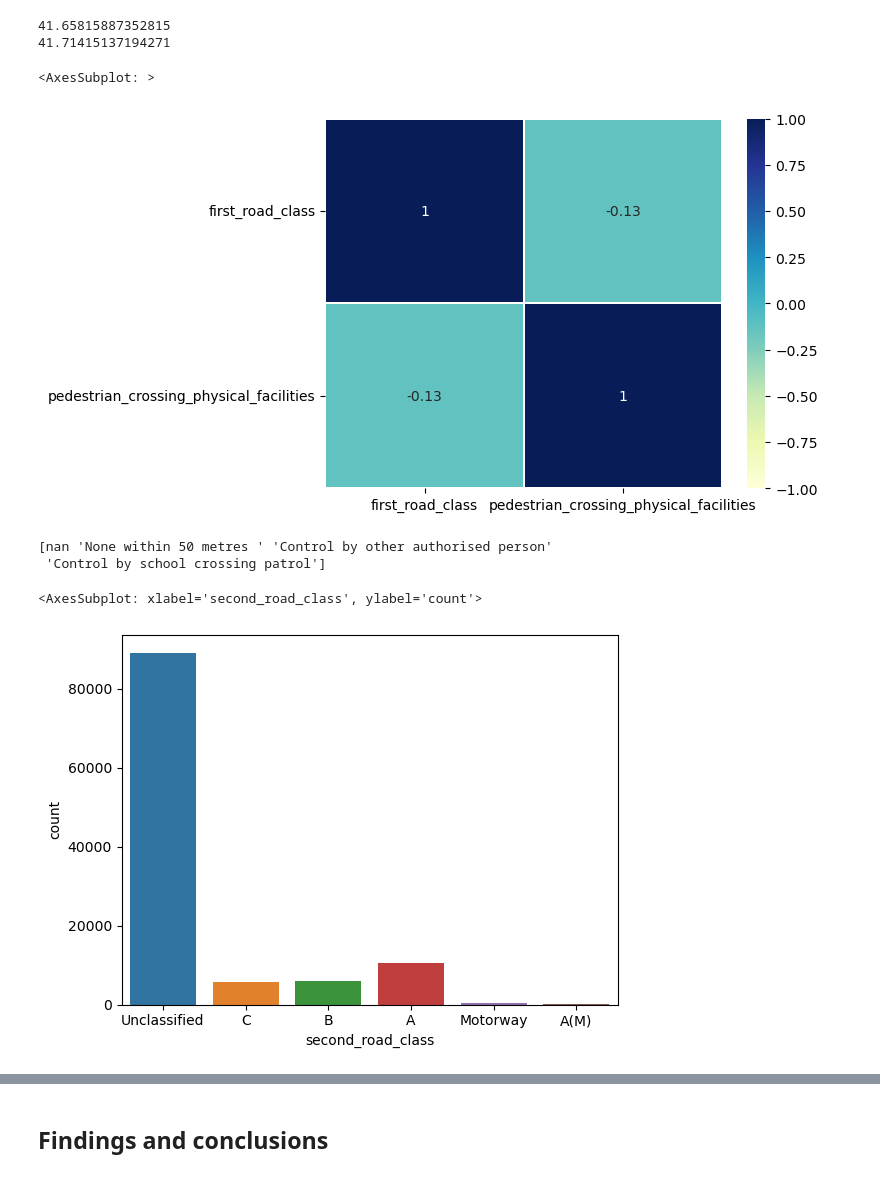
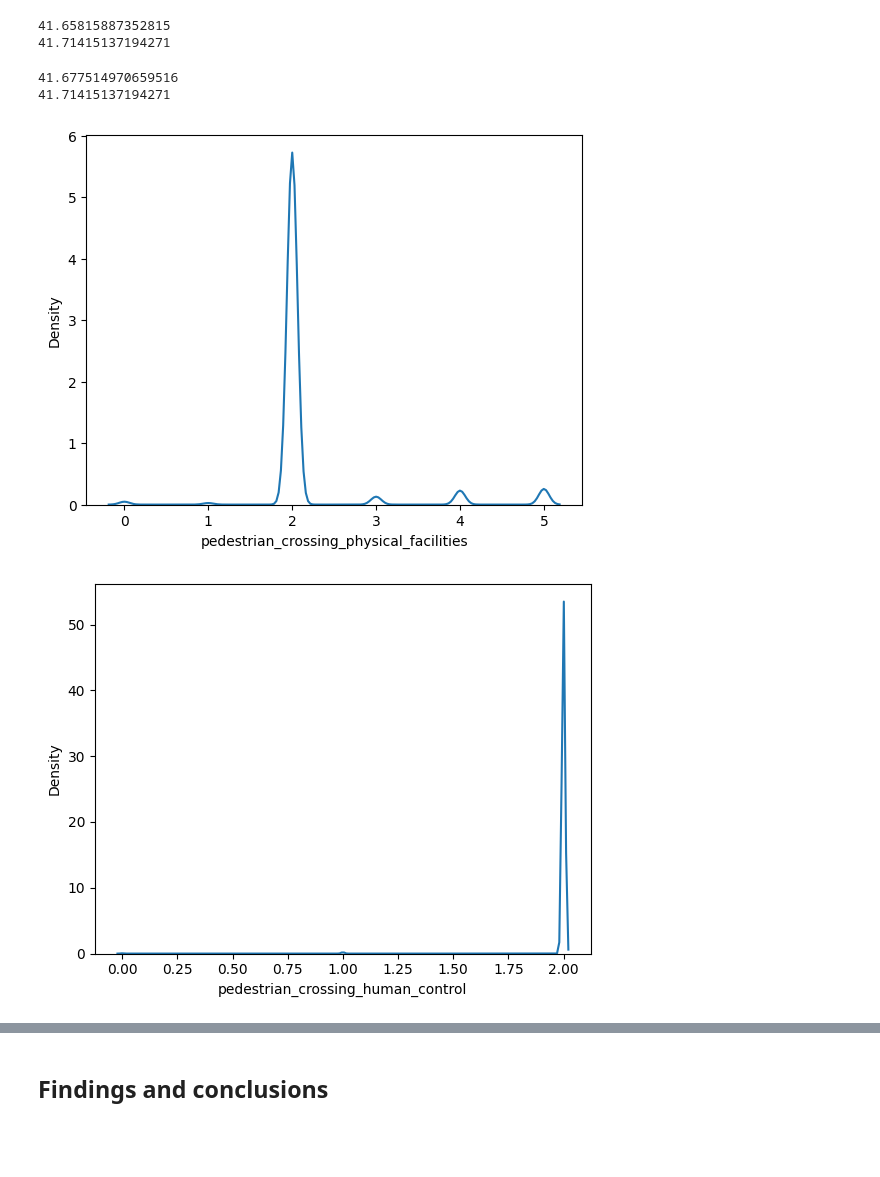
Before and after one commit to YoussefAswad/de-project, a Jupyter notebook: Milestone 1 template.ipynb, the cells around one changed output, grey strips where cells are left out. Cells and saved outputs as stored; diff of their text form; code cells hidden in the pictures; blank space fills up the shorter version.

```diff
--- a/Milestone 1 template.ipynb
+++ b/Milestone 1 template.ipynb
@@ -246,25 +249,35 @@ print(df_null['junction_control'])
 # %% [output]
 41.65815887352815
 41.71415137194271
-# %%
-df_null = df_accidents_1980_clean.isna().mean() * 100
-
-df_null
-data = df_accidents_1980_clean[['first_road_class',
-                                 'pedestrian_crossing_physical_facilities']].dropna()
-data['first_road_class'] = data['first_road_class'].astype('category')
-data['first_road_class'] = data['first_road_class'].cat.codes
-data['pedestrian_crossing_physical_facilities'] = data['pedestrian_crossing_physical_facilities'].astype(
-    'category')
-data['pedestrian_crossing_physical_facilities'] = data['pedestrian_crossing_physical_facilities'].cat.codes
-# %% [output]
-<AxesSubplot: >
-[figure, removed]
-# %%
-print(df_accidents_1980_clean['pedestrian_crossing_human_control'].unique())
-sns.countplot('second_road_class', data=df_accidents_1980_clean)
-# %% [output]
-[nan 'None within 50 metres ' 'Control by other authorised person'
- 'Control by school crossing patrol']
-<AxesSubplot: xlabel='second_road_class', ylabel='count'>
-[figure, removed]
+# %%
+df_filter = df_accidents_1980_clean[((df_accidents_1980_clean['junction_detail'] != 'Not at junction or within 20 metres') & ~(
+    df_accidents_1980_clean['junction_control'].notna())) |((df_accidents_1980_clean['junction_detail'].isna()) & (
+    df_accidents_1980_clean['junction_control'].notna()))].index
+df_accidents_1980_clean = df_accidents_1980_clean.drop(df_filter)
+print((df_accidents_1980_clean[df_accidents_1980_clean['junction_detail']
+                         == 'Not at junction or within 20 metres']['junction_detail'].count()) / len(df_accidents_1980_clean.index) * 100)
+
+print(df_null['junction_control'])
+# %% [output]
+41.677514970659516
+41.71415137194271
+# %%
+
+data = df_accidents_1980_clean[['pedestrian_crossing_human_control',
+                                 'pedestrian_crossing_physical_facilities']].dropna()
+data['pedestrian_crossing_physical_facilities'] = data['pedestrian_crossing_physical_facilities'].astype(
+    'category')
+data['pedestrian_crossing_physical_facilities'] = data['pedestrian_crossing_physical_facilities'].cat.codes
+
+data['pedestrian_crossing_human_control'] = data['pedestrian_crossing_human_control'].astype(
+    'category')
+data['pedestrian_crossing_human_control'] = data['pedestrian_crossing_human_control'].cat.codes
+
+sns.kdeplot(data["pedestrian_crossing_physical_facilities"])
+
+plt.show()
+sns.kdeplot(data["pedestrian_crossing_human_control"])
+plt.show()
+# %% [output]
+[figure, added]
+[figure, added]
```
Also changed, not shown: parts of 8 cells of this notebook.
